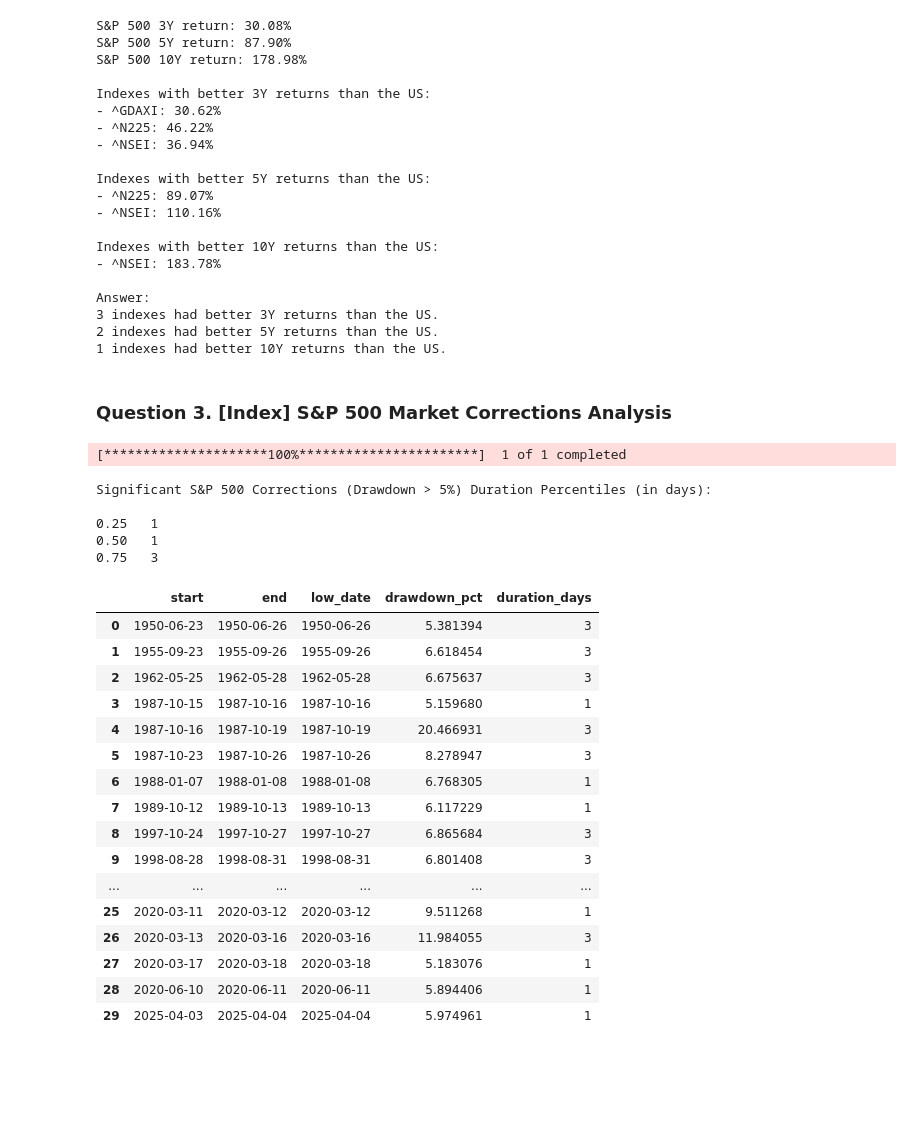
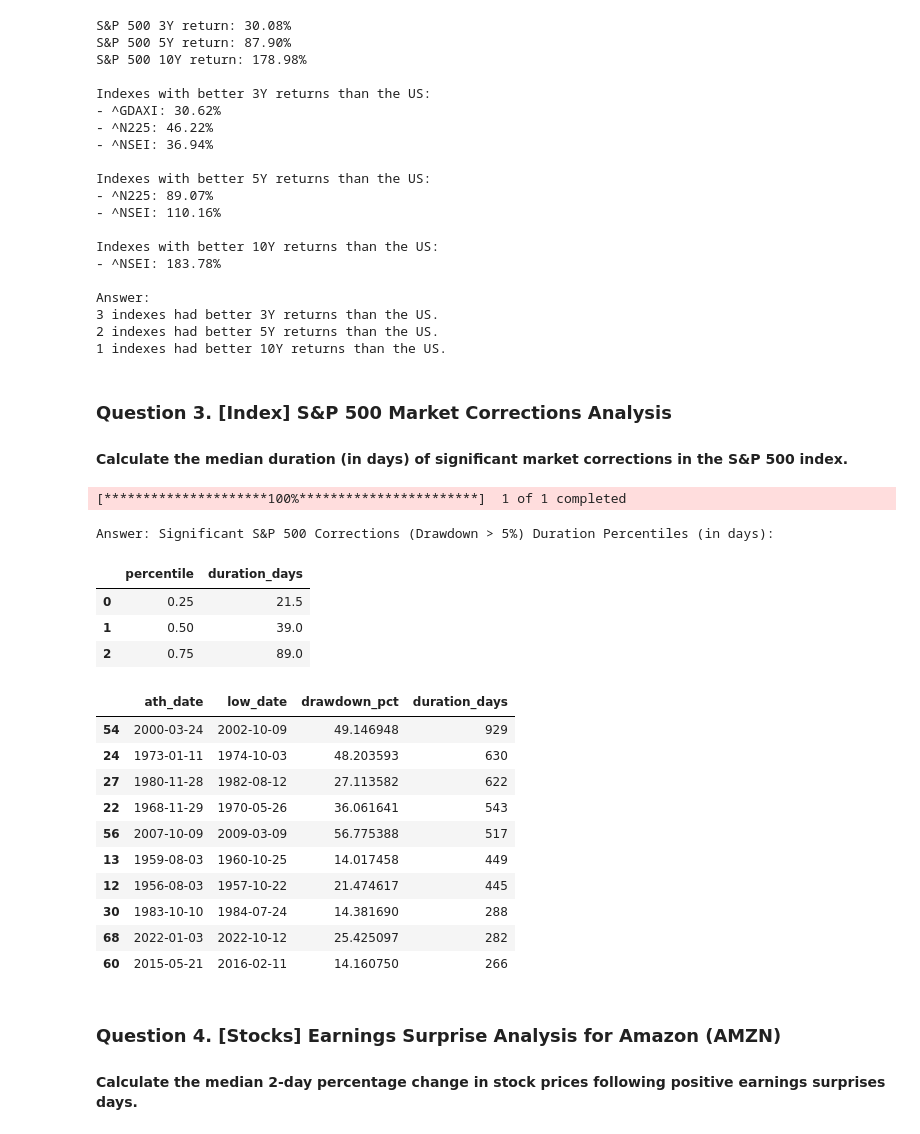
Before and after one commit to facundofacio/stock-markets-analytics-zoomcamp, a Jupyter notebook: homework/module_01/my_homework.ipynb, the cells around one changed output. Cells and saved outputs as stored; diff of their text form; code cells hidden in the pictures; blank space fills up the shorter version.

```diff
--- a/homework/module_01/my_homework.ipynb
+++ b/homework/module_01/my_homework.ipynb
@@ -288,17 +270,22 @@ Answer:
 1 indexes had better 10Y returns than the US.
 # %% [markdown]
 ### Question 3. [Index] S&P 500 Market Corrections Analysis
+
+#### Calculate the median duration (in days) of significant market corrections in the S&P 500 index.
 # %%
 import yfinance as yf
 import pandas as pd
-# import numpy as np
+
+ticker = "^GSPC"  # S&P 500 Index
+start_date = "1950-01-01"
+end_date = "2025-05-01"
 
 # Step 1: Download S&P 500 data since 1950
-df = yf.download("^GSPC", start="1950-01-01")["Close"].bfill().ffill()
-df = df.dropna()
+df = yf.download(tickers=ticker, start=start_date, end=end_date)[
+    "Close"].bfill().ffill().dropna()
 
 # Step 2: Identify all-time highs
-all_time_highs = df[df.cummax() == df]
+all_time_highs = df[(df.cummax() == df)[ticker]]
 
 # Step 3: For each pair of consecutive ATHs, find the min price in between
 corrections = []
@@ -314,53 +301,54 @@ for i in range(len(ath_dates) - 1):
         continue
 
     peak_price = df.loc[start].item()
-    min_price = window.min().item()
+    min_price = window.min().item()  # get the minimum price in the window
     min_date = window.idxmin().item()
 
+    # Step 4: Calculate drawdown percentage
     drawdown = (peak_price - min_price) / peak_price * 100
 
+    # Step 5: Filter for corrections with at least 5% drawdown
     if drawdown >= 5:
-        duration = (end - start).days
+        # Step 6: Calculate the duration in days for each correction period
+        duration = (min_date - start).days
         corrections.append({
-            "start": start,
-            "end": end,
+            "ath_date": start,
             "low_date": min_date,
             "drawdown_pct": drawdown,
             "duration_days": duration
         })
 
-
-# Step 6–7: Create DataFrame and compute percentiles
 corrections_df = pd.DataFrame(corrections)
 
+# Step 7: Determine the 25th, 50th (median), and 75th percentiles for correction durations
 percentiles = corrections_df["duration_days"].quantile([0.25, 0.5, 0.75])
 
-print("Significant S&P 500 Corrections (Drawdown > 5%) Duration Percentiles (in days):\n")
-print(percentiles.to_string(float_format="%.0f"))
+print("Answer: Significant S&P 500 Corrections (Drawdown > 5%) Duration Percentiles (in days):\n")
+percentiles.to_frame().reset_index().rename(
+    columns={"index": "percentile"})
 # %% [output]
 [*********************100%***********************]  1 of 1 completed
-Significant S&P 500 Corrections (Drawdown > 5%) Duration Percentiles (in days):
-
-0.25   1
-0.50   1
-0.75   3
+Answer: Significant S&P 500 Corrections (Drawdown > 5%) Duration Percentiles (in days):
+|  | percentile | duration_days |
+| 0 | 0.25 | 21.5 |
+| 1 | 0.50 | 39.0 |
+| 2 | 0.75 | 89.0 |
-# %%
-corrections_df
-# %% [output]
-|  | start | end | low_date | drawdown_pct | duration_days |
-| 0 | 1950-06-23 | 1950-06-26 | 1950-06-26 | 5.381394 | 3 |
-| 1 | 1955-09-23 | 1955-09-26 | 1955-09-26 | 6.618454 | 3 |
-| 2 | 1962-05-25 | 1962-05-28 | 1962-05-28 | 6.675637 | 3 |
-| 3 | 1987-10-15 | 1987-10-16 | 1987-10-16 | 5.159680 | 1 |
-| 4 | 1987-10-16 | 1987-10-19 | 1987-10-19 | 20.466931 | 3 |
-| 5 | 1987-10-23 | 1987-10-26 | 1987-10-26 | 8.278947 | 3 |
-| 6 | 1988-01-07 | 1988-01-08 | 1988-01-08 | 6.768305 | 1 |
-| 7 | 1989-10-12 | 1989-10-13 | 1989-10-13 | 6.117229 | 1 |
-| 8 | 1997-10-24 | 1997-10-27 | 1997-10-27 | 6.865684 | 3 |
-| 9 | 1998-08-28 | 1998-08-31 | 1998-08-31 | 6.801408 | 3 |
-| ... | ... | ... | ... | ... | ... |
-| 25 | 2020-03-11 | 2020-03-12 | 2020-03-12 | 9.511268 | 1 |
-| 26 | 2020-03-13 | 2020-03-16 | 2020-03-16 | 11.984055 | 3 |
-| 27 | 2020-03-17 | 2020-03-18 | 2020-03-18 | 5.183076 | 1 |
-| 28 | 2020-06-10 | 2020-06-11 | 2020-06-11 | 5.894406 | 1 |
-| 29 | 2025-04-03 | 2025-04-04 | 2025-04-04 | 5.974961 | 1 |
+# %%
+# Top 10 longest corrections in days
+corrections_df.sort_values("duration_days", ascending=False).head(10)
+# %% [output]
+|  | ath_date | low_date | drawdown_pct | duration_days |
+| 54 | 2000-03-24 | 2002-10-09 | 49.146948 | 929 |
+| 24 | 1973-01-11 | 1974-10-03 | 48.203593 | 630 |
+| 27 | 1980-11-28 | 1982-08-12 | 27.113582 | 622 |
+| 22 | 1968-11-29 | 1970-05-26 | 36.061641 | 543 |
+| 56 | 2007-10-09 | 2009-03-09 | 56.775388 | 517 |
+| 13 | 1959-08-03 | 1960-10-25 | 14.017458 | 449 |
+| 12 | 1956-08-03 | 1957-10-22 | 21.474617 | 445 |
+| 30 | 1983-10-10 | 1984-07-24 | 14.381690 | 288 |
+| 68 | 2022-01-03 | 2022-10-12 | 25.425097 | 282 |
+| 60 | 2015-05-21 | 2016-02-11 | 14.160750 | 266 |
+# %% [markdown]
+### Question 4. [Stocks] Earnings Surprise Analysis for Amazon (AMZN)
+
+#### Calculate the median 2-day percentage change in stock prices following positive earnings surprises days.
```
Also changed, not shown: parts of 15 cells of this notebook.
